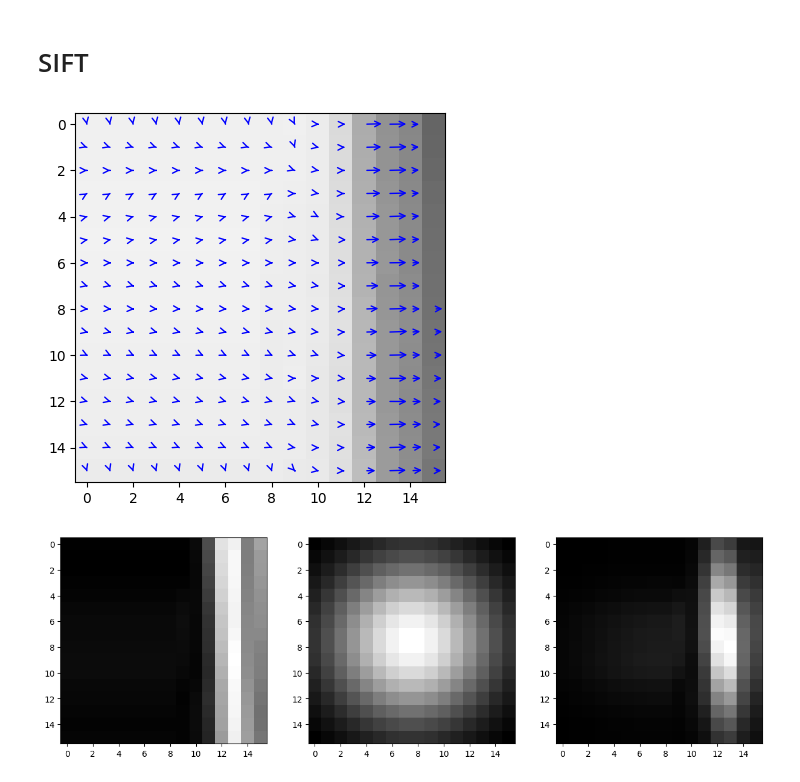
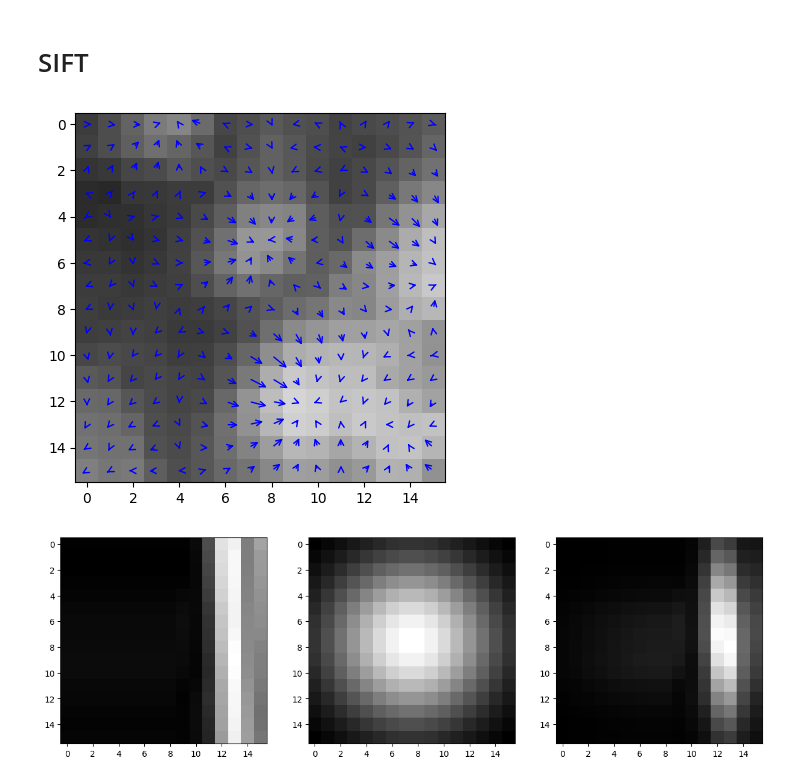
Before and after one commit to caceders/KeypointExtractionBenchmark, a Jupyter notebook: shi_tomasi_sift/analyze_algorithm håvard SIFT.ipynb, the cells around one changed output. Saved outputs shown, nothing was run; the diff lists cells and outputs as text; code cells hidden in the pictures.

```diff
--- a/shi_tomasi_sift/analyze_algorithm håvard SIFT.ipynb
+++ b/shi_tomasi_sift/analyze_algorithm håvard SIFT.ipynb
@@ -60,6 +63,7 @@ sts.plot_image(ax[1], opencv_output_image, plot_title="opencv")
 3.0
 [figure]
 # %%
+Ix, Iy = shi_tomasi_sift._calculate_Ix_and_Iy(img)
 magnitude, angle = shi_tomasi_sift._calculate_magnitude_and_angle(Ix, Iy)
 sts.plot_image(None, magnitude)
 # %% [output]
@@ -67,11 +71,11 @@ sts.plot_image(None, magnitude)
 # %% [markdown]
 # SIFT
 # %%
-center = positions[11]
+center = [100,100]
 
 sts.plot_magnitude_and_angle(None, img, magnitude, angle, center, 16, border_handling="edge")
 # %% [output]
-[figure, old version]
+[figure, new version]
 # %%
 keypoint_area = sts.extract_area(img, center, 16, border_handling = "edge")
 keypoint_area_angle = sts.extract_area(angle, center, 16, border_handling = "edge")
```
Also changed, not shown: parts of 3 cells of this notebook, 22 other files.
